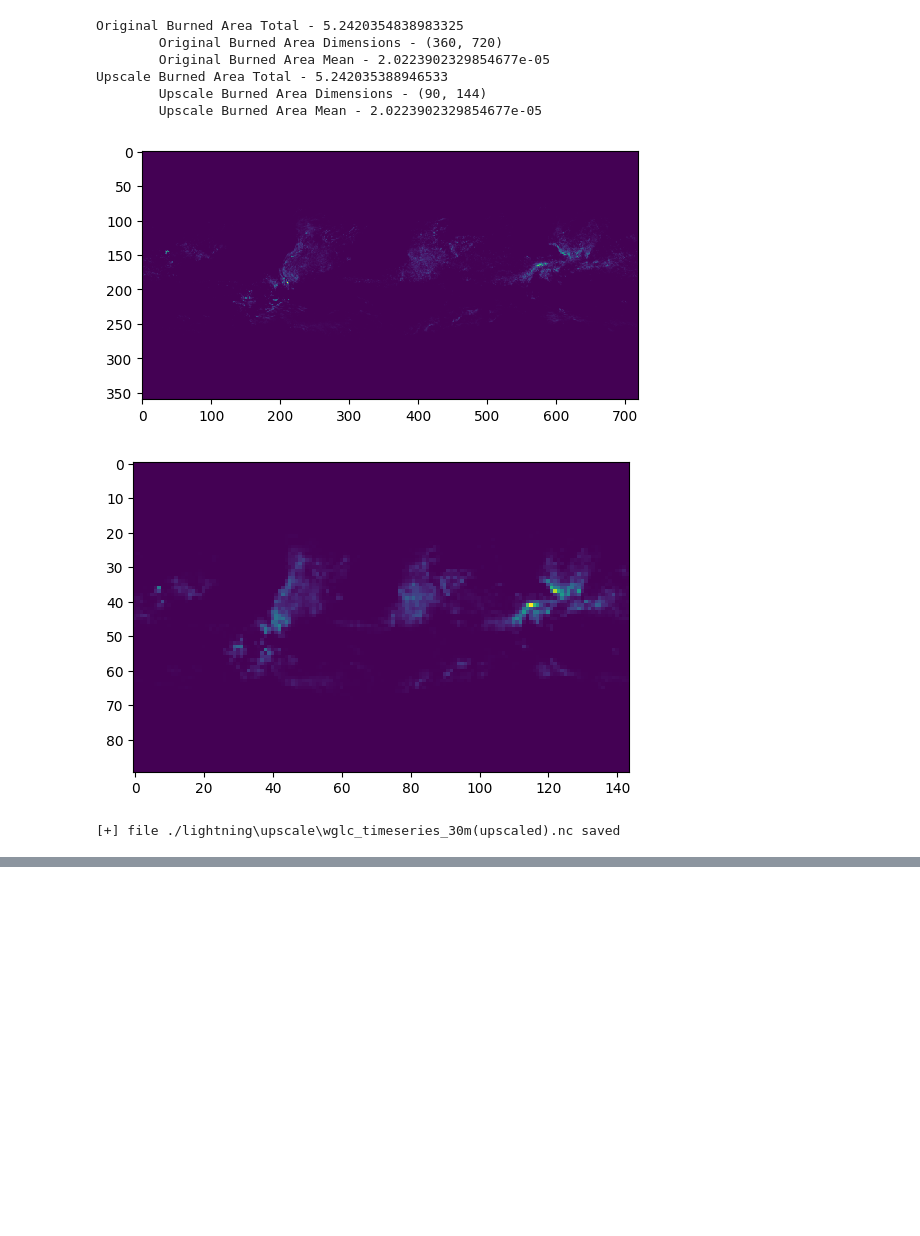
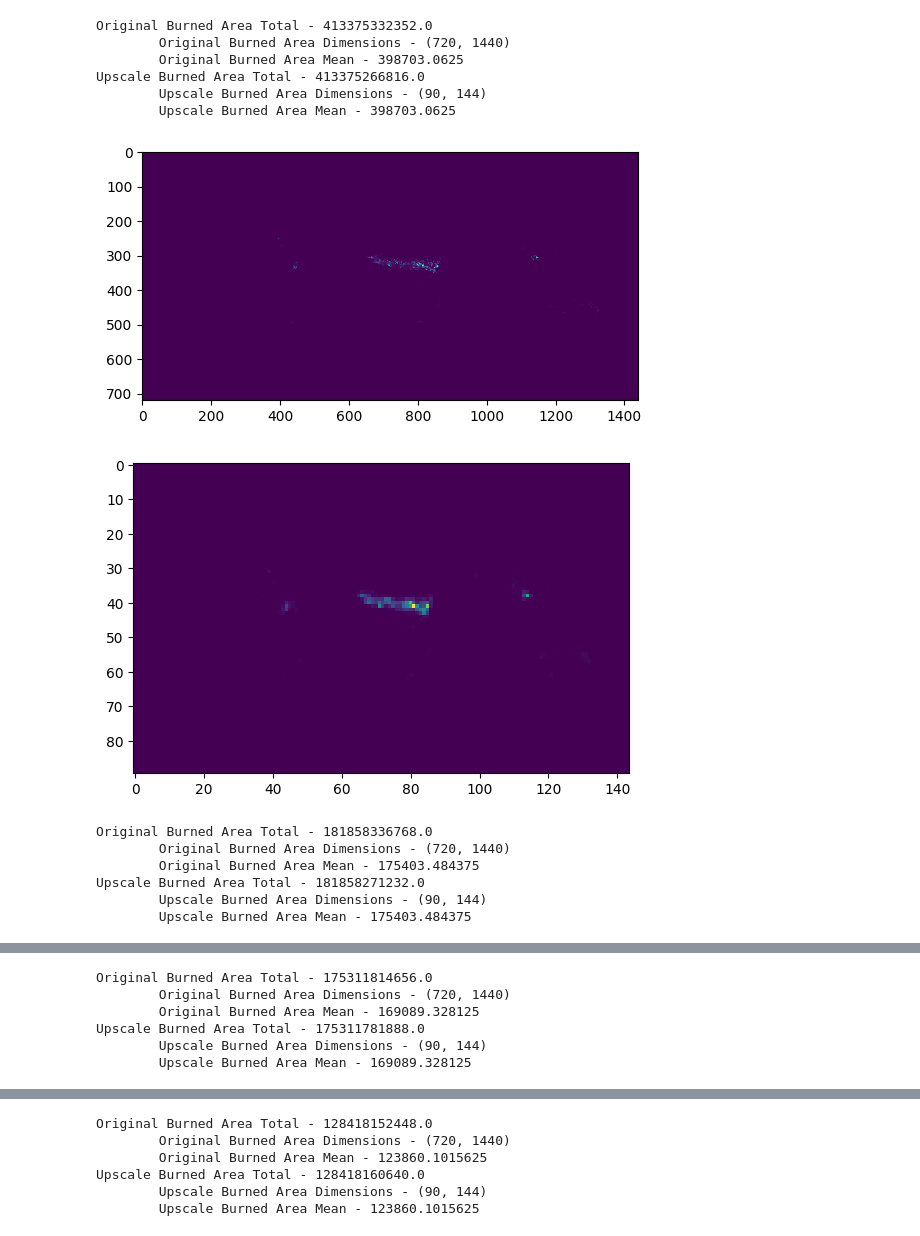
Before and after one commit to Rich4ever11/regridding_dataset, a Jupyter notebook: task_one.ipynb, the cells around one changed output, grey strips where cells are left out. Cells and saved outputs as stored; diff of their text form; code cells hidden in the pictures; blank space fills up the shorter version.

```diff
--- a/task_one.ipynb
+++ b/task_one.ipynb
@@ -14,10 +15,16 @@ import rioxarray as riox
 EARTH_RADIUS = 6371000.0
 KM_NEG_2TOM_NEG_2 = 10**-6
 DAYS_TO_SECONDS = 60 * 60 * 24
+INIT_YEAR = 1850
+KM_TO_M = 10**6
+
 
 dir_path = input("[*] Please enter the directory path to the file: ")
 save_folder_path = join(dir_path, "upscale")
 gfed5_variable_names = ["Crop", "Defo", "Peat", "Total"]
+scaling_size_height = int(input("[*] Please enter the height of the new scale: "))
+scaling_size_width = int(input("[*] Please enter the width of the new scale: "))
+new_shape = (scaling_size_height, scaling_size_width)
 files =  [
     join(dir_path, file)
     for file in listdir(dir_path)
@@ -461,16 +465,3 @@ def upscale_data_type_y() -> None:
                     save_file(file, xarray.Dataset(dataset_dict))
                 except Exception as error:
                     print("[-] Failed to parse dataset: ", error)
-# %%
-#upscale_data_type_x()
-upscale_data_type_wglc()
-# %% [output]
-Original Burned Area Total - 5.2420354838983325
-        Original Burned Area Dimensions - (360, 720)
-        Original Burned Area Mean - 2.0223902329854677e-05
-Upscale Burned Area Total - 5.242035388946533
-        Upscale Burned Area Dimensions - (90, 144)
-        Upscale Burned Area Mean - 2.0223902329854677e-05
-[figure, removed]
-[figure, removed]
-[+] file ./lightning\upscale\wglc_timeseries_30m(upscaled).nc saved
@@ -476,0 +550,20 @@ Upscale Burned Area Total - 5.242035388946533
+# %%
+# upscale_density_data()
+# upscale_burned_area_data()
+# upscale_wglc_data() // further work/analysis  needs to be done on this program and dataset
+upscale_gfed4_data()
+# %% [output]
+Original Burned Area Total - 413375332352.0
+        Original Burned Area Dimensions - (720, 1440)
+        Original Burned Area Mean - 398703.0625
+Upscale Burned Area Total - 413375266816.0
+        Upscale Burned Area Dimensions - (90, 144)
+        Upscale Burned Area Mean - 398703.0625
+[figure, added]
+[figure, added]
+Original Burned Area Total - 181858336768.0
+        Original Burned Area Dimensions - (720, 1440)
+        Original Burned Area Mean - 175403.484375
+Upscale Burned Area Total - 181858271232.0
+        Upscale Burned Area Dimensions - (90, 144)
+        Upscale Burned Area Mean - 175403.484375
@@ -476,0 +572,6 @@ Upscale Burned Area Total - 5.242035388946533
+Original Burned Area Total - 175311814656.0
+        Original Burned Area Dimensions - (720, 1440)
+        Original Burned Area Mean - 169089.328125
+Upscale Burned Area Total - 175311781888.0
+        Upscale Burned Area Dimensions - (90, 144)
+        Upscale Burned Area Mean - 169089.328125
@@ -476,0 +580,6 @@ Upscale Burned Area Total - 5.242035388946533
+Original Burned Area Total - 128418152448.0
+        Original Burned Area Dimensions - (720, 1440)
+        Original Burned Area Mean - 123860.1015625
+Upscale Burned Area Total - 128418160640.0
+        Upscale Burned Area Dimensions - (90, 144)
+        Upscale Burned Area Mean - 123860.1015625
```
Also changed, not shown: parts of 7 cells of this notebook.
